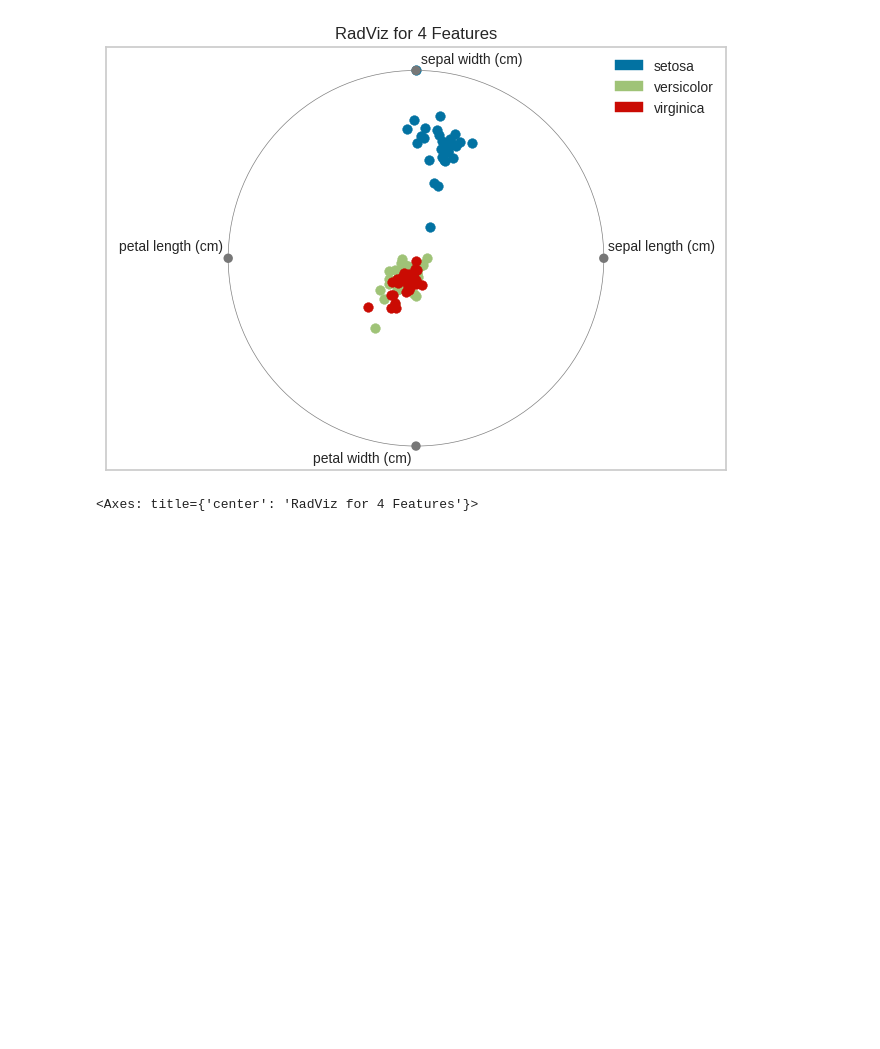
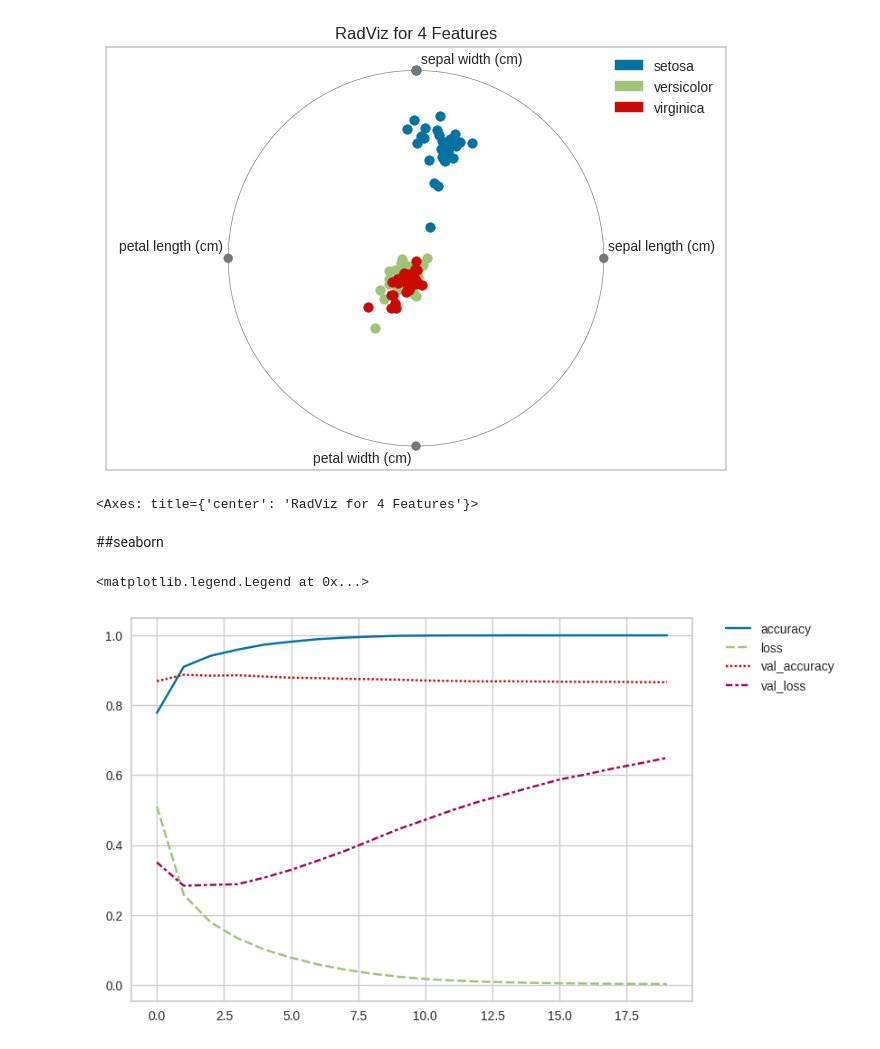
Before and after one commit to MinyaevAndrey/MYPETS, a Jupyter notebook: metrics.ipynb, the cells around one changed output. Saved outputs shown, nothing was run; the diff lists cells and outputs as text; code cells hidden in the pictures; blank space fills up the shorter version.

```diff
--- a/metrics.ipynb
+++ b/metrics.ipynb
@@ -783,3 +783,27 @@ viz_rad.show()
 # %% [output]
 [figure]
 <Axes: title={'center': 'RadViz for 4 Features'}>
+# %% [markdown]
+##seaborn
+# %%
+import seaborn as sns
+ax = sns.lineplot(data=pd.DataFrame(history.history))
+
+# Варианты расположения легенды
+# ax.legend(loc='upper right')  # по умолчанию
+# Другие варианты loc:
+# 'upper left', 'lower left', 'lower right', 'upper center',
+# 'lower center', 'center left', 'center right', 'center'
+# 'best' (автоматически выбирает лучшее место)
+
+# Легенда справа от графика
+ax.legend(bbox_to_anchor=(1.05, 1), loc='upper left', borderaxespad=0)
+
+# Легенда снизу
+# ax.legend(bbox_to_anchor=(0.5, -0.15), loc='upper center', ncol=2)
+
+# Под графиком с несколькими колонками
+# ax.legend(bbox_to_anchor=(0.5, -0.1), loc='upper center', ncol=4, fancybox=True, shadow=True)
+# %% [output]
+<matplotlib.legend.Legend at 0x...>
+[figure, added]
```
Also changed, not shown: parts of 12 cells of this notebook.
